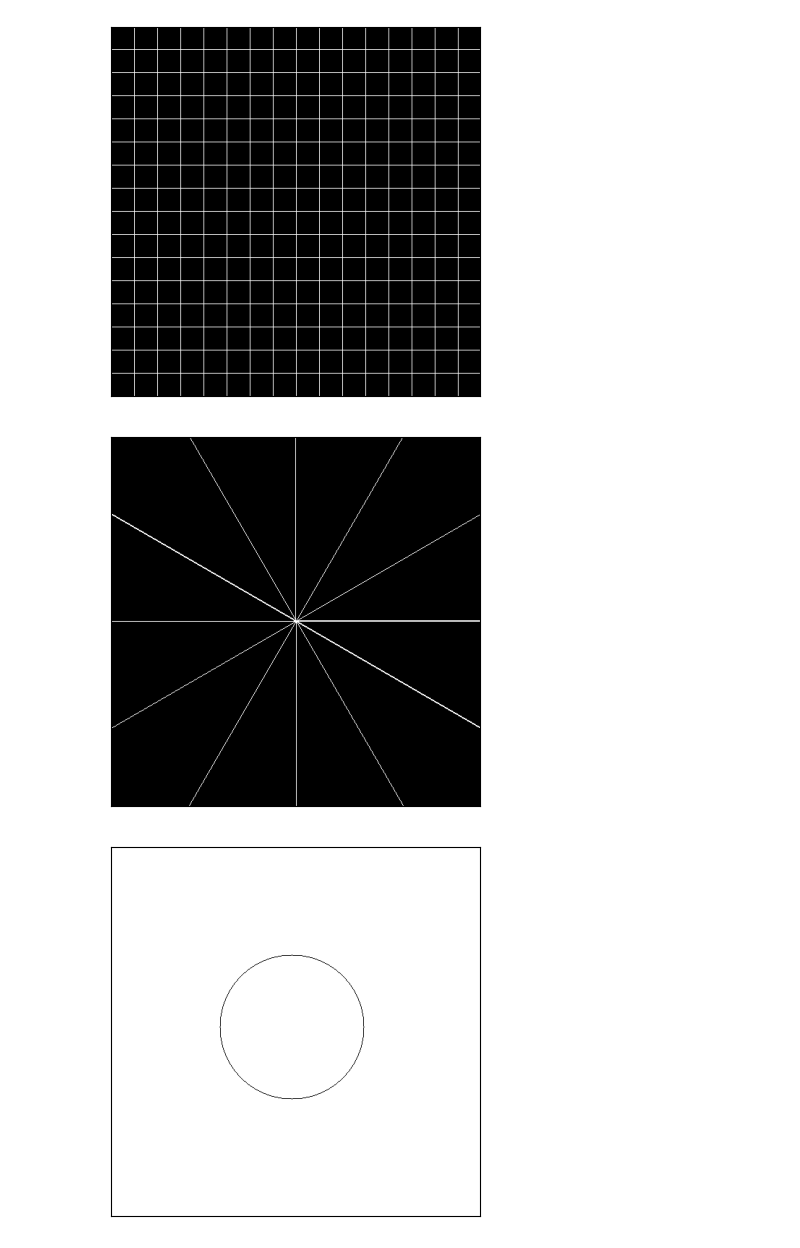
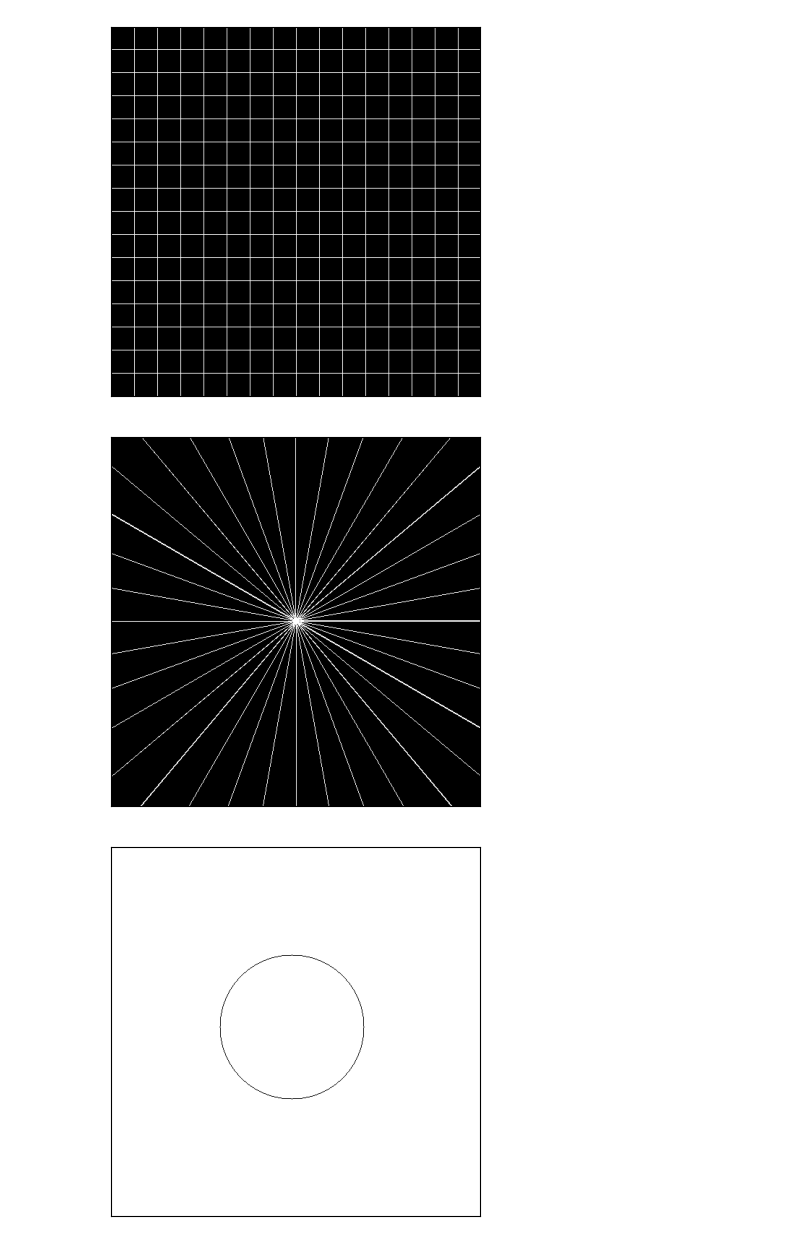
Before and after one commit to Hafiidz/ROS, a Jupyter notebook: codes/coordinate.ipynb, the cells around one changed output. Drawn from its saved outputs; the diff is of its cells as text; code cells hidden in the pictures.

```diff
--- a/codes/coordinate.ipynb
+++ b/codes/coordinate.ipynb
@@ -48,7 +48,7 @@ def draw_grid_radial(img=draw_blank_image(), n_radial=6, multiplier=2, color=(25
     y_center = h/2
 
     # for each radial range, such as 0, 60, 120 etc (converted to radian), draw a line
-    for i in range(0,n_radial):
+    for i in range(0,n_radial+1):
         theta = 2*math.pi/n_radial*i
         # print('theta = '+str(theta))
         x1 = int(x_center + multiplier*radius * math.cos(theta))
@@ -85,10 +85,10 @@ show_rgb_image(grid_rect)
 # %% [output]
 [figure]
 # %%
-grid_radial = draw_grid_radial(n_radial=12)
+grid_radial = draw_grid_radial(n_radial=36)
 show_rgb_image(grid_radial)
 # %% [output]
-[figure, old version]
+[figure, new version]
 # %%
 img_circle = draw_blank_image(isWhite=True)
 cv.circle(img=img_circle, center = (250,250), radius =100, color =(0,0,0), thickness=1)
```
Also changed, not shown: parts of 6 cells of this notebook.
